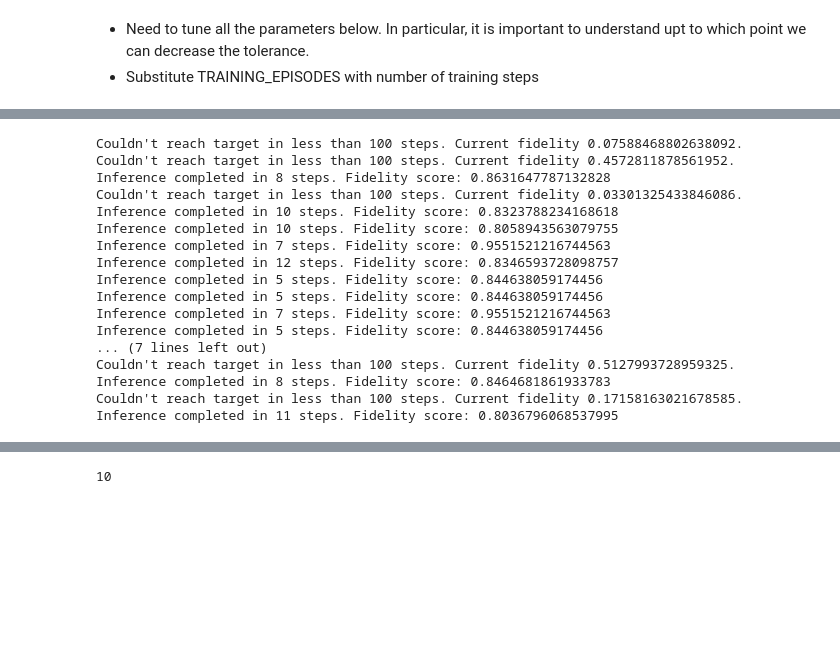
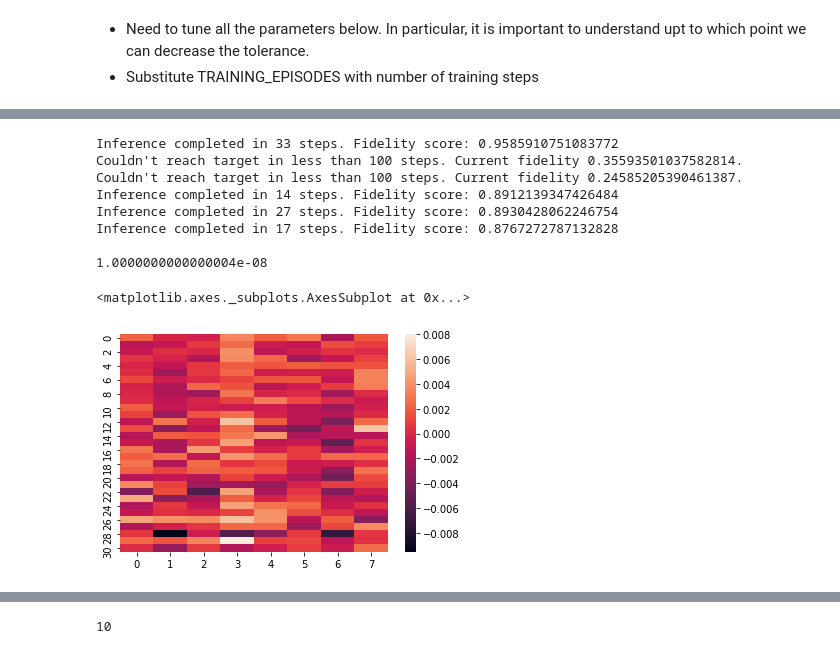
Before and after one commit to francescomontagna/Quantum-Reinforcement-Learning, a Jupyter notebook: QuantumRL.ipynb, the cells around one changed output, grey strips where cells are left out. Cells and saved outputs as stored; diff of their text form; code cells hidden in the pictures; blank space fills up the shorter version.

```diff
--- a/QuantumRL.ipynb
+++ b/QuantumRL.ipynb
@@ -384,7 +384,7 @@ NO! This issue is fixed by putting discount = 0. Alright :)
 # implemented with gradient descent.
 class LSTDAgent:
   def __init__(self, number_of_actions, number_of_features,
-      initial_state, step_size):
+      initial_state, step_size, eps):
     """
     Args:
       initial_state: it is a feature vector!
@@ -394,8 +394,12 @@ class LSTDAgent:
     self._step_size = step_size
     self._state = initial_state
     self._action = random.choice(range(number_of_actions))
+    self._eps = eps
 
-  def behaviour_policy(self):
+  def behaviour_policy(self, state):
+    greedy = np.random.choice([True, False], p=[1-self._eps, self._eps])
+    if greedy:
+      return np.argmax(self.q(state))
     return random.choice(range(self._number_of_actions))
 
   def q(self, state):
@@ -421,7 +425,7 @@ class LSTDAgent:
     # WARNING: If s is complex, also the update become complex ... Can I decide to have complex weights?
     self._W[a] += self._step_size * (r + g * np.max(self.q(next_s)) - self.q(s)[a]) * s
 
-    next_a = self.behaviour_policy()
+    next_a = self.behaviour_policy(next_s)
     self._action = next_a
     self._state = next_s
 
@@ -452,7 +456,7 @@ Class to handle experiments and visualization
 # %%
 # Facade class to run experiment
 class Experiment:
-  def __init__(self, start_state, target_state, tolerance, number_of_episodes, step_size, inference_ratio = 200):
+  def __init__(self, start_state, target_state, tolerance, number_of_episodes, step_size, eps, inference_ratio = 200):
 
     self._env = LinearModel(QuantumState(start_state), QuantumState(target_state), tolerance)
 
@@ -460,7 +464,7 @@ class Experiment:
     initial_features = self._env.get_obs()
 
     self._agent = LSTDAgent(number_of_actions, len(initial_features), initial_features,
-                            step_size)
+                            step_size, eps)
 
     self._number_of_episodes = number_of_episodes
 
@@ -516,8 +520,6 @@ class Experiment:
       return []
 
     self._agent._step_size *= .1
-    sns.heatmap(self._agent._W)
-    plt.show()
     print(f"Inference completed in {len(gates)} steps. Fidelity score: {self._env._terminal_fidelity}")
 
     return gates
@@ -563,9 +565,9 @@ class Experiment:
 - Substitute TRAINING_EPISODES with number of training steps
 # %%
 TOLERANCE = 0.2
-TRAINING_EPISODES = 5000
+TRAINING_EPISODES = 1000
 STEP_SIZE = 0.0001
-EPS = 0.8
+EPS = 1
 # %%
 # Run an inference every N episodes and monitor the optimality of the behaviour
 # We could add experience replay, since after a certain number of new episodes it doesn't work well anymore
@@ -572,27 +587,20 @@ EPS = 0.8
 # %%
 start = [0.1j, 0.1, 0.1, -0.985]
 target = [0.5, 0.5, 0.5, 0.5]
-experiment = Experiment(start, target, TOLERANCE, TRAINING_EPISODES, STEP_SIZE)
+experiment = Experiment(start, target, TOLERANCE, TRAINING_EPISODES, STEP_SIZE, EPS)
 gates_sequences = experiment.run_experiment()
 len_sequences = list(map(lambda x: len(x), gates_sequences))
 print()
 print(experiment._agent._step_size)
 sns.heatmap(experiment._agent._W)
 # %% [output]
-Couldn't reach target in less than 100 steps. Current fidelity 0.07588468802638092.
-Couldn't reach target in less than 100 steps. Current fidelity 0.4572811878561952.
-Inference completed in 8 steps. Fidelity score: 0.8631647787132828
-Couldn't reach target in less than 100 steps. Current fidelity 0.03301325433846086.
-Inference completed in 10 steps. Fidelity score: 0.8323788234168618
-Inference completed in 10 steps. Fidelity score: 0.8058943563079755
-Inference completed in 7 steps. Fidelity score: 0.9551521216744563
-Inference completed in 12 steps. Fidelity score: 0.8346593728098757
-Inference completed in 5 steps. Fidelity score: 0.844638059174456
-Inference completed in 5 steps. Fidelity score: 0.844638059174456
-Inference completed in 7 steps. Fidelity score: 0.9551521216744563
-Inference completed in 5 steps. Fidelity score: 0.844638059174456
-... (7 lines left out)
-Couldn't reach target in less than 100 steps. Current fidelity 0.5127993728959325.
-Inference completed in 8 steps. Fidelity score: 0.8464681861933783
-Couldn't reach target in less than 100 steps. Current fidelity 0.17158163021678585.
-Inference completed in 11 steps. Fidelity score: 0.8036796068537995
+Inference completed in 33 steps. Fidelity score: 0.9585910751083772
+Couldn't reach target in less than 100 steps. Current fidelity 0.35593501037582814.
+Couldn't reach target in less than 100 steps. Current fidelity 0.24585205390461387.
+Inference completed in 14 steps. Fidelity score: 0.8912139347426484
+Inference completed in 27 steps. Fidelity score: 0.8930428062246754
+Inference completed in 17 steps. Fidelity score: 0.8767272787132828
+
+1.0000000000000004e-08
+<matplotlib.axes._subplots.AxesSubplot at 0x...>
+[figure, added]
```
Also changed, not shown: parts of 2 cells of this notebook.
